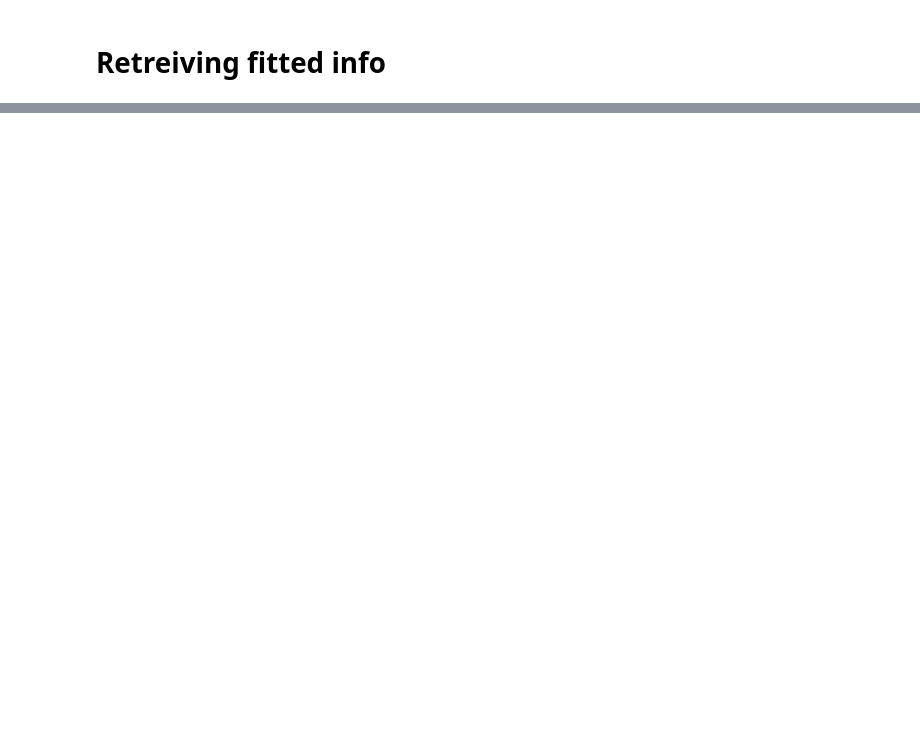
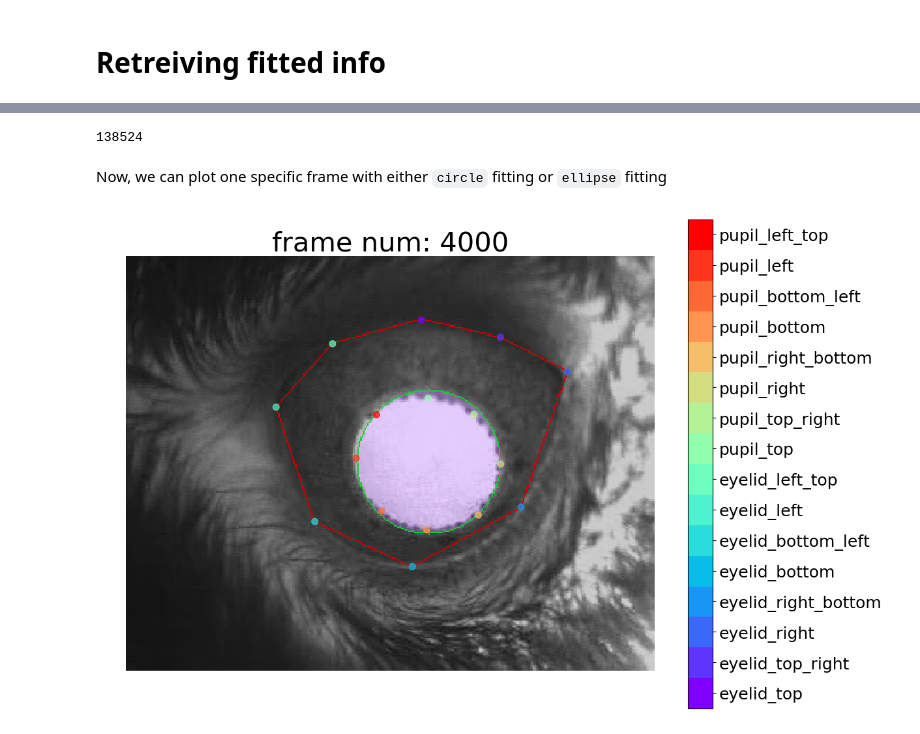
Before and after one commit to cajal/pipeline, a Jupyter notebook: python/example/how_to_use_DLC_pupil_tracking.ipynb, the cells around one changed output, grey strips where cells are left out. Drawn from its saved outputs; the diff is of its cells as text; code cells hidden in the pictures; blank space fills up the shorter version.

```diff
--- a/python/example/how_to_use_DLC_pupil_tracking.ipynb
+++ b/python/example/how_to_use_DLC_pupil_tracking.ipynb
@@ -10,7 +18,7 @@ from pipeline import pupil
 # %% [markdown]
 In order to track the pupil automatically via DLC, simply call `pupil.TrackedLabelsDeeplabcut().populate(key)` where key is a dictionary with `animal_id`, `session`, and `scan_idx`
 # %%
-key = dict(animal_id=123456, session=78, scan_idx=9) # modify the values
+# key = dict(animal_id=20892, session=10, scan_idx=10) # modify the values
 # pupil.TrackedLabelsDeeplabcut().populate(key)
 # %% [markdown]
 Once called, then you will see whole bunch of print statements including:
@@ -49,0 +114,11 @@ major_r, minor_r, center = (pupil_new.FittedContourDeeplabcut.Ellipse() & key).f
+# %%
+toy_case = dict(animal_id=20892, session=10, scan_idx=10)
+shuffle, trainingsetindex = (pupil.ConfigDeeplabcut & key).fetch1(
+    'shuffle', 'trainingsetindex')
+cc_info = (pupil.TrackedLabelsDeeplabcut.CompressedCroppedVideo() & key).fetch1()
+
+config = auxiliaryfunctions.read_config(cc_info['config_path'])
+config['config_path'] = cc_info['config_path']
+config['shuffle'] = shuffle
+config['trainingsetindex'] = trainingsetindex
+config['video_path'] = cc_info['video_path']
@@ -49,0 +145,10 @@ major_r, minor_r, center = (pupil_new.FittedContourDeeplabcut.Ellipse() & key).f
+# %%
+pupil_fit = DLC_tools.PupilFitting(config=config, bodyparts='all')
+# %% [output]
+138524
+# %% [markdown]
+Now, we can plot one specific frame with either `circle` fitting or `ellipse` fitting
+# %%
+pupil_fit.plot_fitted_frame(frame_num=4000, fitting_method='circle')
+# %% [output]
+[figure, added]
```
Also changed, not shown: parts of 19 cells of this notebook.
